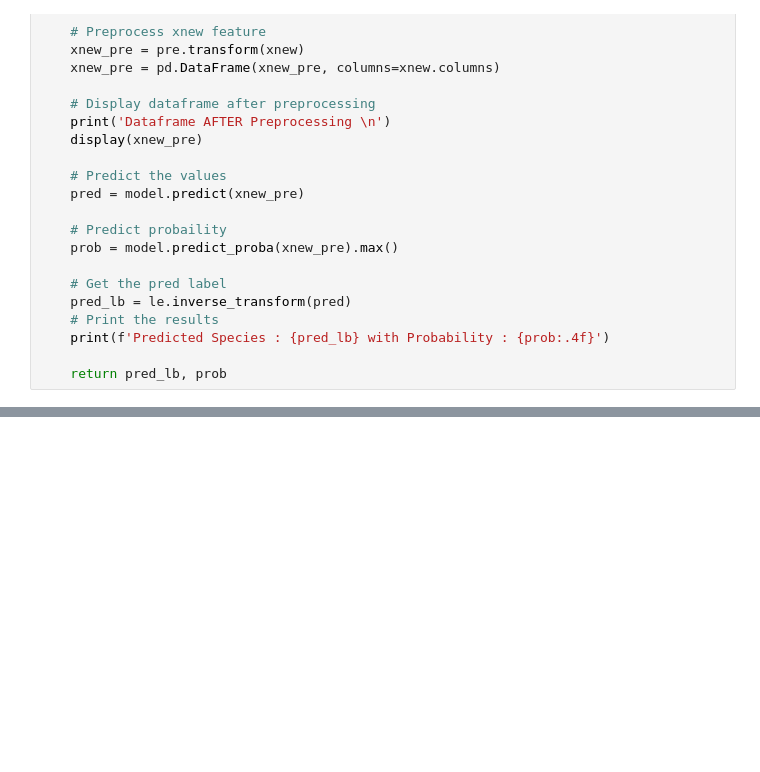
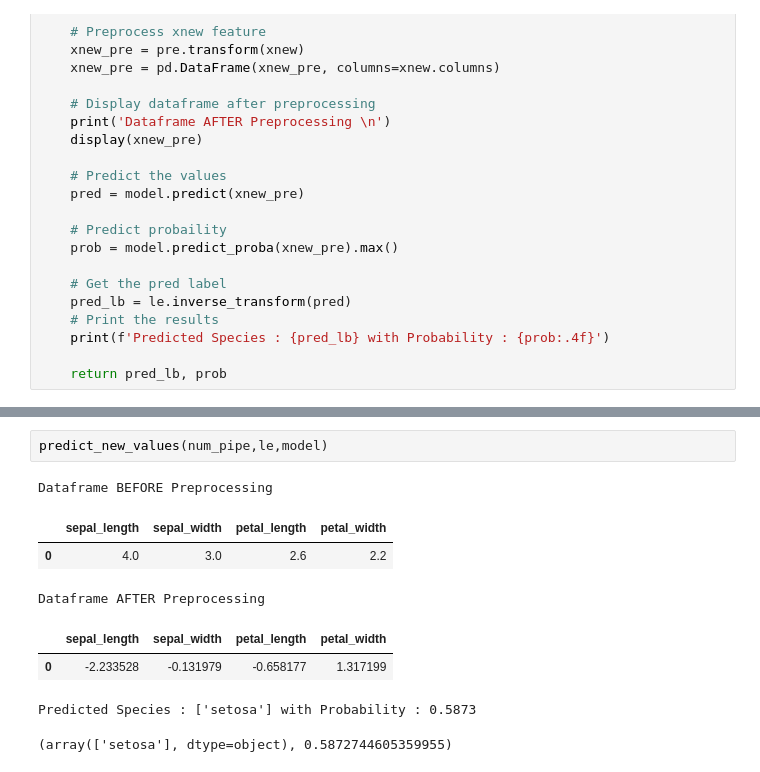
Before and after one commit to muktapatil23/vscodegithub, a Jupyter notebook: logisticregrassion/logisticregrassion.ipynb, the cells around one changed output, grey strips where cells are left out. Drawn from its saved outputs; the diff is of its cells as text; blank space fills up the shorter version.

```diff
--- a/logisticregrassion/logisticregrassion.ipynb
+++ b/logisticregrassion/logisticregrassion.ipynb
@@ -326,0 +338,11 @@ def predict_new_values(pre, le, model):
+# %%
+predict_new_values(num_pipe,le,model)
+# %% [output]
+Dataframe BEFORE Preprocessing
+|  | sepal_length | sepal_width | petal_length | petal_width |
+| 0 | 4.0 | 3.0 | 2.6 | 2.2 |
+Dataframe AFTER Preprocessing
+|  | sepal_length | sepal_width | petal_length | petal_width |
+| 0 | -2.233528 | -0.131979 | -0.658177 | 1.317199 |
+Predicted Species : ['setosa'] with Probability : 0.5873
+(array(['setosa'], dtype=object), 0.5872744605359955)
```
Also changed, not shown: parts of 2 cells of this notebook, 1 other file.
